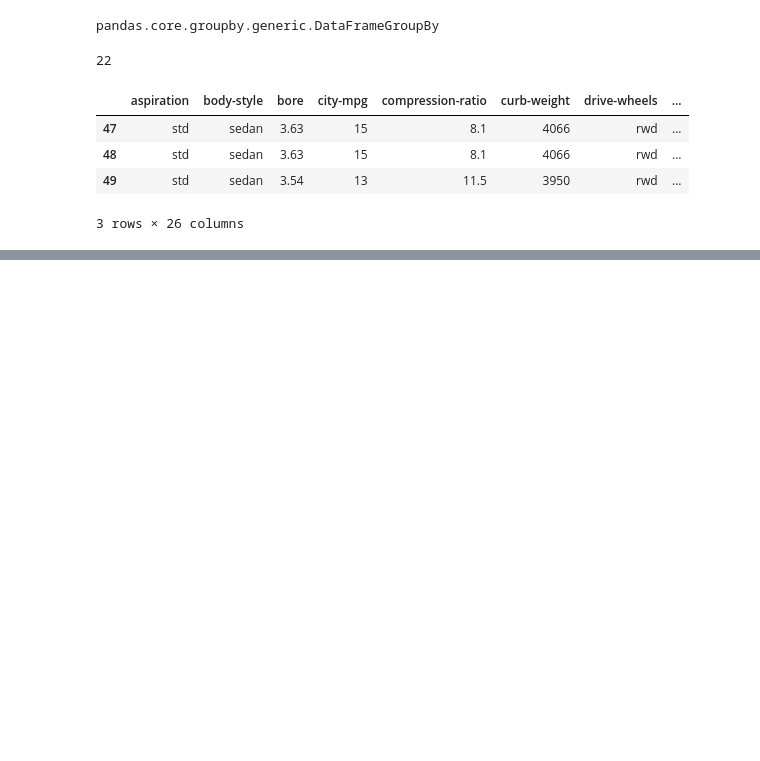
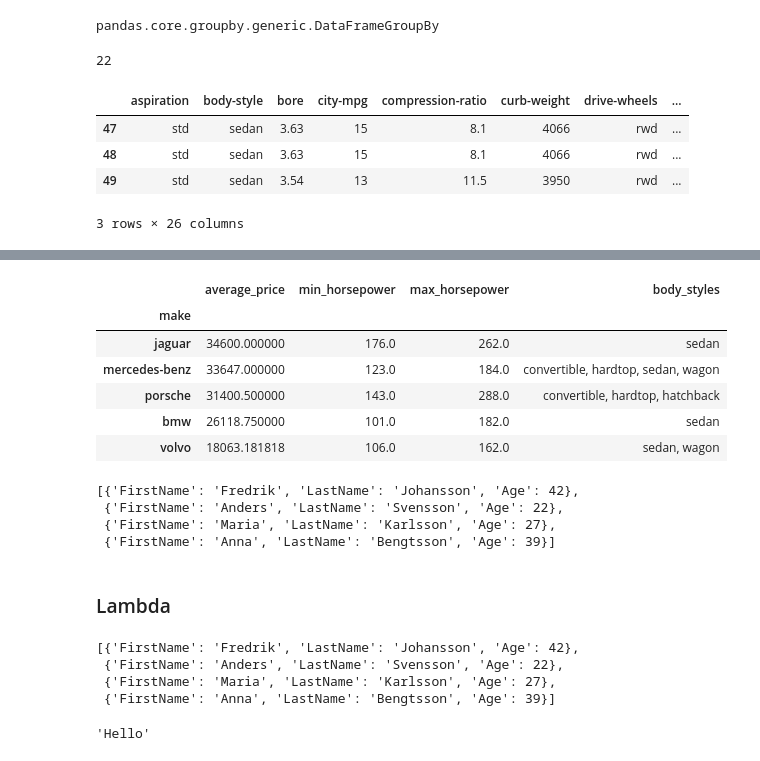
Before and after one commit to Wessnom/DataProcessing-Alexander-Wessner, a Jupyter notebook: Code-Alongs/L011_Aggregations.ipynb, the cells around one changed output, grey strips where cells are left out. Drawn from its saved outputs; the diff is of its cells as text; code cells hidden in the pictures; blank space fills up the shorter version.

```diff
--- a/Code-Alongs/L011_Aggregations.ipynb
+++ b/Code-Alongs/L011_Aggregations.ipynb
@@ -208,0 +319,65 @@ makes.get_group("jaguar")           # dessa två gör samma sak
+# %%
+def list_unique(x):
+    return ", ".join(sorted(x.apply(str).unique()))
+
+autos.groupby("make").agg(
+    average_price = pd.NamedAgg(column="price", aggfunc="mean"), # aggfunc=np.mean // referens till numpys mean funktion,fungerar också istället för nedan strings
+    min_horsepower = pd.NamedAgg(column="horsepower", aggfunc="min"),
+    max_horsepower = pd.NamedAgg(column="horsepower", aggfunc="max"),
+    body_styles = pd.NamedAgg(column="body-style", aggfunc=list_unique),
+    #body_styles = pd.NamedAgg(column="body-style", aggfunc=lambda x: ", ".join(sorted(x.apply(str).unique())))
+).sort_values(by="average_price", ascending=False).head() #.head(5) fungerar här med
+# %% [output]
+|  | average_price | min_horsepower | max_horsepower | body_styles |
+| make |  |  |  |  |
+| jaguar | 34600.000000 | 176.0 | 262.0 | sedan |
+| mercedes-benz | 33647.000000 | 123.0 | 184.0 | convertible, hardtop, sedan, wagon |
+| porsche | 31400.500000 | 143.0 | 288.0 | convertible, hardtop, hatchback |
+| bmw | 26118.750000 | 101.0 | 182.0 | sedan |
+| volvo | 18063.181818 | 106.0 | 162.0 | sedan, wagon |
+# %%
+def my_sorting_func(person):
+    return len(person["FirstName"])
+
+mylist = [
+    {"FirstName": "Fredrik", "LastName": "Johansson", "Age": 42},
+    {"FirstName": "Anders", "LastName": "Svensson", "Age": 22},
+    {"FirstName": "Maria", "LastName": "Karlsson", "Age": 27},
+    {"FirstName": "Anna", "LastName": "Bengtsson", "Age": 39},
+
+
+]
+sorted(mylist, key=my_sorting_func, reverse=True) # Key behöver en funktion
+# %% [output]
+[{'FirstName': 'Fredrik', 'LastName': 'Johansson', 'Age': 42},
+ {'FirstName': 'Anders', 'LastName': 'Svensson', 'Age': 22},
+ {'FirstName': 'Maria', 'LastName': 'Karlsson', 'Age': 27},
+ {'FirstName': 'Anna', 'LastName': 'Bengtsson', 'Age': 39}]
+# %% [markdown]
+### Lambda
+# %%
+mylist = [
+    {"FirstName": "Fredrik", "LastName": "Johansson", "Age": 42},
+    {"FirstName": "Anders", "LastName": "Svensson", "Age": 22},
+    {"FirstName": "Maria", "LastName": "Karlsson", "Age": 27},
+    {"FirstName": "Anna", "LastName": "Bengtsson", "Age": 39},
+
+
+]
+sorted(mylist, key=lambda person: len(person["FirstName"]), reverse=True)
+# %% [output]
+[{'FirstName': 'Fredrik', 'LastName': 'Johansson', 'Age': 42},
+ {'FirstName': 'Anders', 'LastName': 'Svensson', 'Age': 22},
+ {'FirstName': 'Maria', 'LastName': 'Karlsson', 'Age': 27},
+ {'FirstName': 'Anna', 'LastName': 'Bengtsson', 'Age': 39}]
+# %%
+#def myfunc():
+ #   return "Hello"
+
+myfunc = lambda: "Hello"
+
+otherfunc = myfunc
+
+otherfunc()
+# %% [output]
+'Hello'
```
Also changed, not shown: parts of 13 cells of this notebook.
